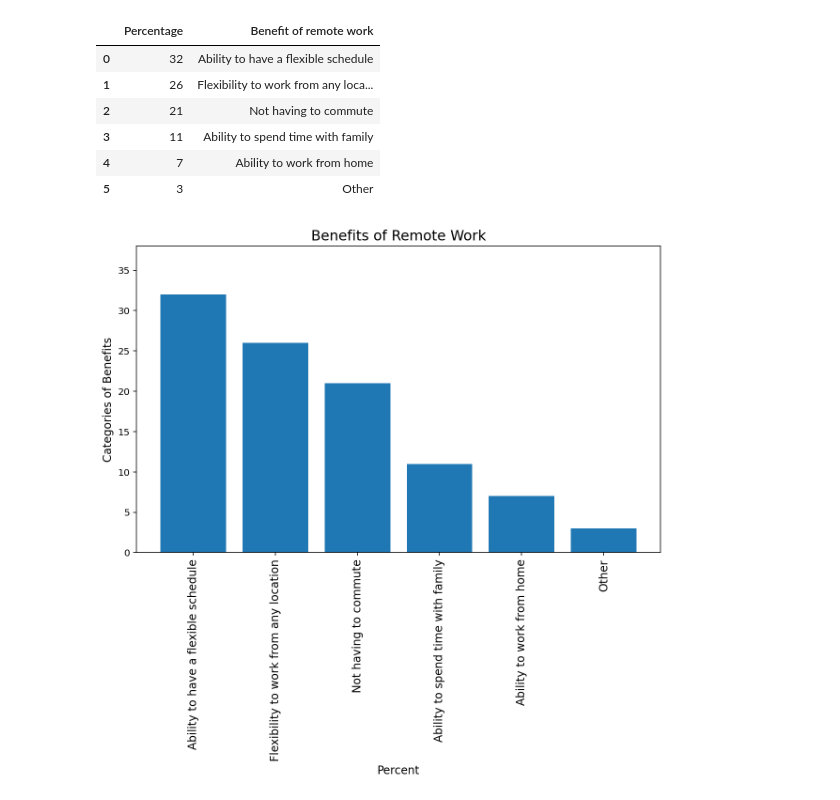
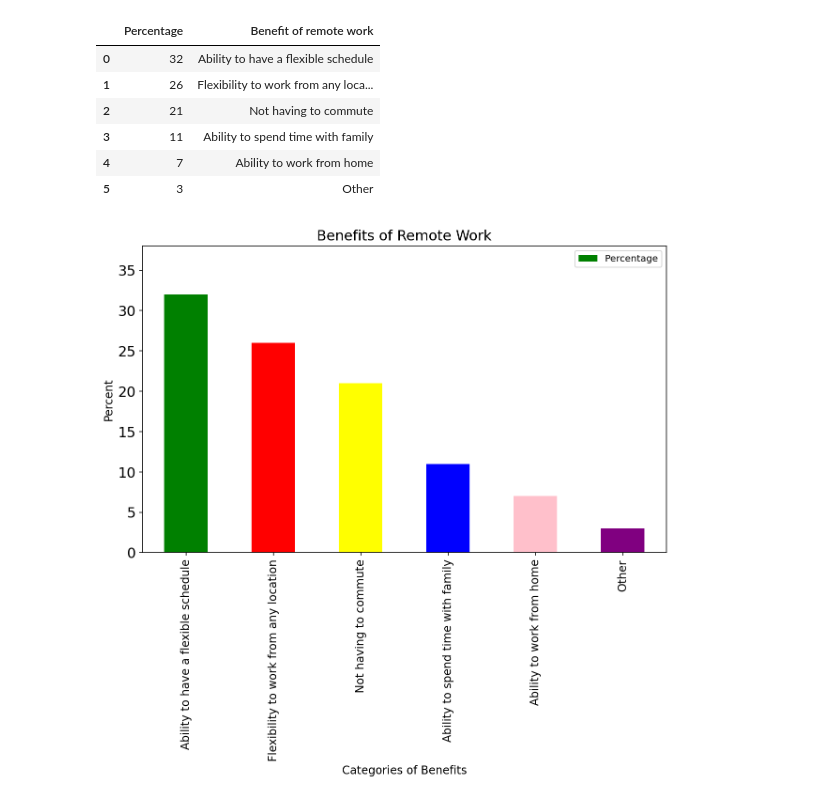
Before and after one commit to shreyamin29/Remote_work_benefit_visualization, a Jupyter notebook: Remote_work_visualization.ipynb, the cells around one changed output. Cells and saved outputs as stored; diff of their text form; code cells hidden in the pictures.

```diff
--- a/Remote_work_visualization.ipynb
+++ b/Remote_work_visualization.ipynb
@@ -28,20 +28,21 @@ df.head(50)
 | 5 | 3 | Other |
 # %%
 
-df = pd.DataFrame(data)
-# percent = df['Percentage']
-# benefits = df['Benefit of remote work']
+df_ben = pd.DataFrame({'Categories of Benefits':['Ability to have a flexible schedule', 'Flexibility to work from any location', 'Not having to commute',
+                                                 'Ability to spend time with family', 'Ability to work from home', 'Other'], 'Percentage':[32,26,21,11,7,3]})
 
-plt.bar(benefits[0:100], percent[0:100])
+
+ax = df_ben.plot.bar(x='Categories of Benefits', y='Percentage', rot=0, color=['green', 'red', 'yellow', 'blue', 'pink', 'purple'])
 
 
 plt.xticks(rotation = 90, fontsize = 12)
-#plt.yticks(fontsize = 15)
+plt.yticks(fontsize = 15)
 #plt.yticks(rotation =0)
 plt.ylim(0, 38)
 #plt.xlim(0, 30)
-plt.xlabel('Percent', fontsize = 12)
-plt.ylabel('Categories of Benefits', fontsize = 12)
+plt.xlabel('Categories of Benefits', fontsize = 12)
+plt.ylabel('Percent', fontsize = 12)
 plt.title('Benefits of Remote Work', fontsize = 15);
+plt.show()
 # %% [output]
-[figure, old version]
+[figure, new version]
```
Also changed, not shown: parts of 1 cell of this notebook.
